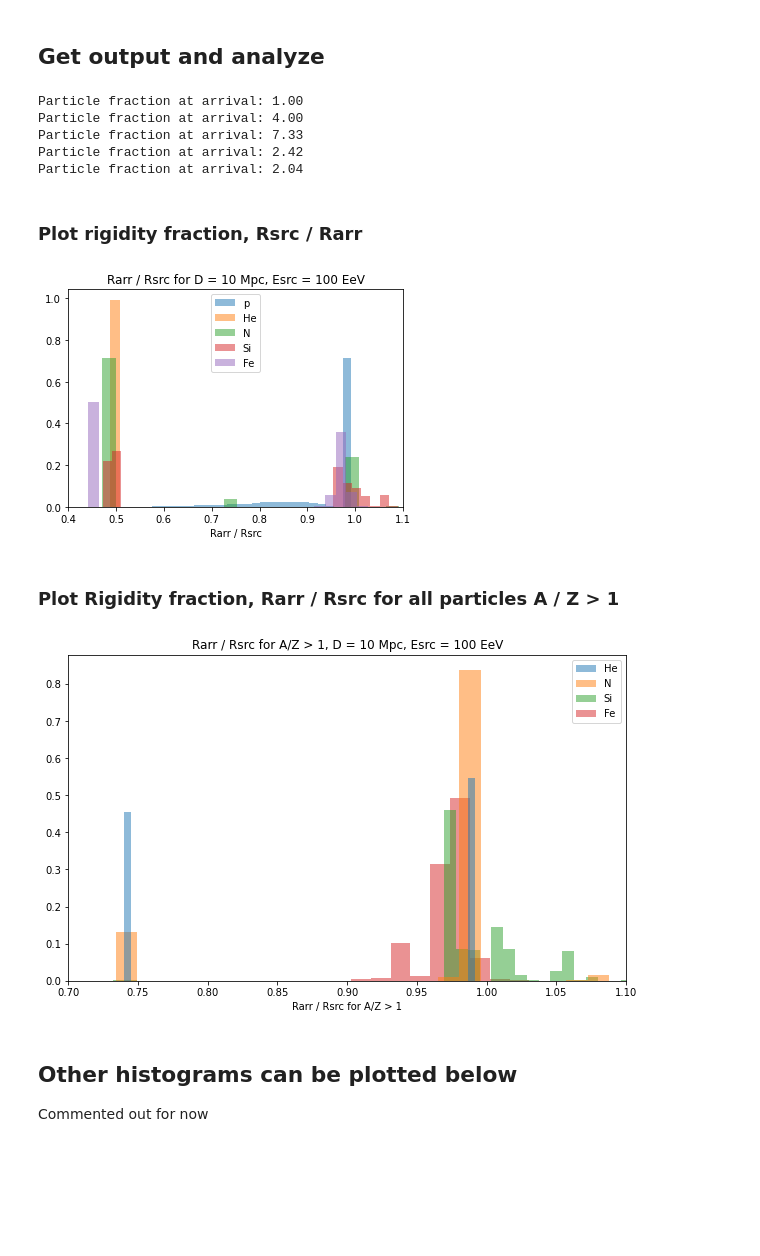
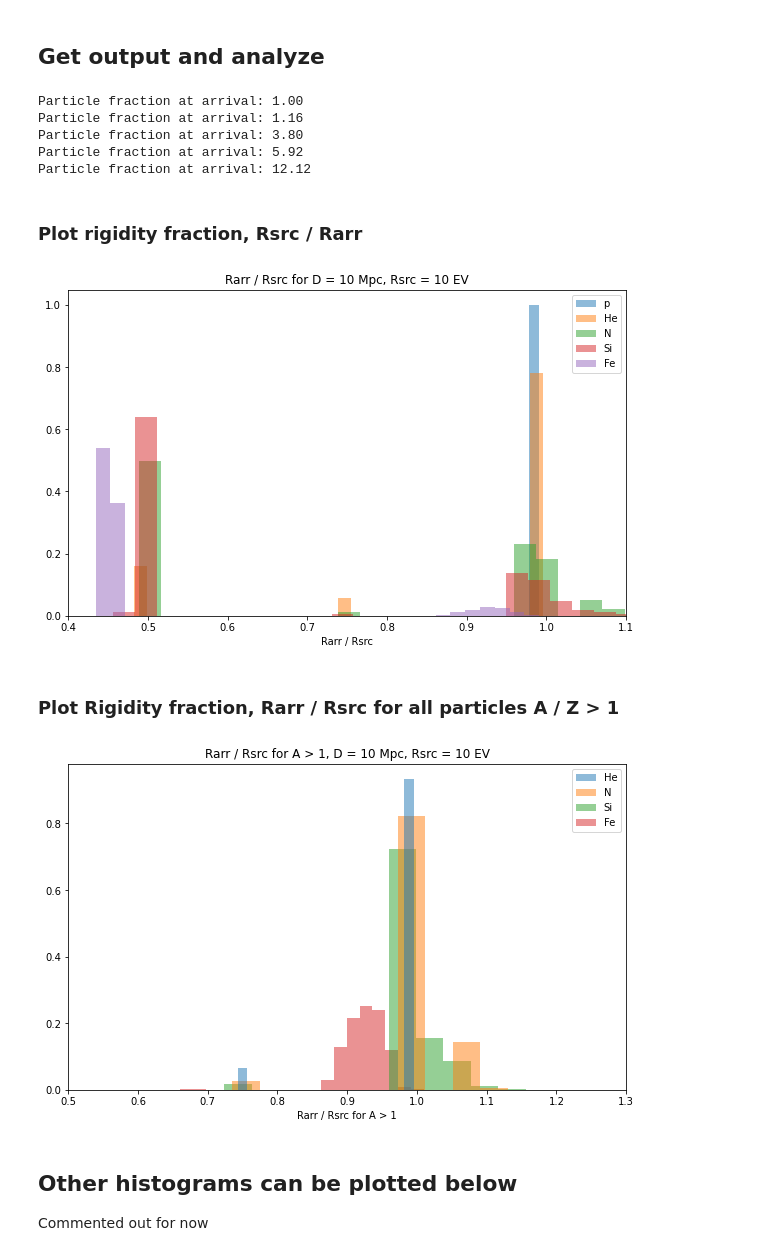
Before and after one commit to uhecr-project/uhecr_model, a Jupyter notebook: uhecr_model/paper_1/energy_loss/rigidity_loss.ipynb, the cells around one changed output. Cells and saved outputs as stored; diff of their text form; code cells hidden in the pictures; blank space fills up the shorter version.

Commit message:
Initial implementation of source composition

```diff
--- a/uhecr_model/paper_1/energy_loss/rigidity_loss.ipynb
+++ b/uhecr_model/paper_1/energy_loss/rigidity_loss.ipynb
@@ -18,7 +18,7 @@ Do so so that we can observe the Rigidity effect with different nuclei.
 # %%
 # initial settings
 D_src = 10   # Mpc
-E_src = 100   # EeV
+R_src = 10  # 10 EV
 
 # particles to simulate
 known_ptypes = {
@@ -60,7 +60,8 @@ for i, (pt, ptup) in enumerate(list(known_ptypes.items())):
     source.add( SourcePosition(D_src * Mpc) )
     source.add( SourceRedshift1D() )
     source_ptype = nucleusId(*ptup)
-
+    # evaluate source energy from R * Z
+    E_src = R_src * ptup[1]
     source.add( SourceEnergy(E_src * EeV) )
     source.add( SourceParticleType(source_ptype) )
 
@@ -112,19 +111,6 @@ for i, pt in enumerate(list(known_ptypes.keys())):
     E = 10**log10E
     E0 = 10**log10E0
 
-    # fix bug in which Z == 0 for protons
-    # check here:
-    # np.all(A[np.argwhere(Z == 0)] == 1)
-
-    # so set Z == 1 for all those with Z == 0
-    Z_zeroidces = np.argwhere(Z == 0)
-    Z[Z_zeroidces] = 1
-
-    # print(np.any(Z == 0))
-
-    R = E / Z   # rigidity at arrival in EV
-    R0 = E0 / Z0   # rigidity at source in EV
-
     # How many final particles per source particles
     Nout = len(Z)
     print(f"Particle fraction at arrival: {Nout / N:.2f}")
@@ -136,54 +122,54 @@ for i, pt in enumerate(list(known_ptypes.keys())):
     A0_ptypes.append(A0)
     E_ptypes.append(E)
     E0_ptypes.append(E0)
-    R_ptypes.append(R)
-    R0_ptypes.append(R0)
 # %% [output]
 Particle fraction at arrival: 1.00
-Particle fraction at arrival: 4.00
-Particle fraction at arrival: 7.33
-Particle fraction at arrival: 2.42
-Particle fraction at arrival: 2.04
+Particle fraction at arrival: 1.16
+Particle fraction at arrival: 3.80
+Particle fraction at arrival: 5.92
+Particle fraction at arrival: 12.12
 # %% [markdown]
 ### Plot rigidity fraction, Rsrc / Rarr
 # %%
 # plot rigidity fraction, normalized by number of particles
 
 xlims = [
     [0.5, 1.0], [0.4, 0.6], [0.45, 1.2], [0.4, 1.2], [0.4, 1.1]
 ]
 
 # plot histogram
 fig, ax = plt.subplots(figsize=(10,6))
 
 # rigidity fraction
 for i, pt in enumerate(list(known_ptypes.keys())):
+    # first evaluate rigidities
+    # we want rigidity of all charged particles (rigidity of neutron == 0)
+    Z_nonzero_idces = np.argwhere(Z_ptypes[i] != 0)
+    R = E_ptypes[i][Z_nonzero_idces] / Z_ptypes[i][Z_nonzero_idces]
+
+    # do similarly for R0 to match indices
+    R0 = E0_ptypes[i][Z_nonzero_idces] / Z0_ptypes[i][Z_nonzero_idces]
+
     # rigidity fraction
-    Rfrac = R_ptypes[i] / R0_ptypes[i]
-
-    # cutoff Rfrac such that we only plot those with A / Z > 1
-    A_per_Z = A_ptypes[i] / Z_ptypes[i]
-    # print(Rfrac.shape)
-    # if pt != "p":
-    #     Rfrac = Rfrac[A_per_Z > 1]
+    Rfrac = R / R0
 
     # total number of particles different for each particle type
-    N_sim = len(Rfrac)
+    N_arr = len(Rfrac)
 
     # divide by total number of particles
-    weights = (1. / N_sim) * np.ones(N_sim)
+    weights = (1. / N_arr) * np.ones(N_arr)
 
     # set bins by minimum and maximal rigidity fraction
     bins = np.linspace(np.min(Rfrac), np.max(Rfrac))
 
     ax.hist(Rfrac, bins=50, alpha=0.5, weights = weights, label=f"{pt}");
     ax.set_xlabel("Rarr / Rsrc")
-    ax.set_title(f"Rarr / Rsrc for D = {D_src} Mpc, Esrc = {E_src} EeV")
+    ax.set_title(f"Rarr / Rsrc for D = {D_src} Mpc, Rsrc = {R_src} EV")
 
     ax.set_xlim(xlims[i])
     ax.legend()
 # %% [output]
-[figure, old version]
+[figure, new version]
 # %% [markdown]
 ### Plot Rigidity fraction, Rarr / Rsrc for all particles A / Z > 1
 # %%
@@ -196,30 +182,37 @@ fig, ax = plt.subplots(figsize=(10,6))
 for i, pt in enumerate(list(known_ptypes.keys())):
     if pt == "p":
         continue
+    # first evaluate rigidities
+    # we want rigidity of all charged particles (rigidity of neutron == 0)
+    Z_nonzero_idces = np.argwhere(Z_ptypes[i] != 0)
+    R = E_ptypes[i][Z_nonzero_idces] / Z_ptypes[i][Z_nonzero_idces]
+
+    # do similarly for R0 to match indices
+    R0 = E0_ptypes[i][Z_nonzero_idces] / Z0_ptypes[i][Z_nonzero_idces]
+
     # rigidity fraction
-    Rfrac = R_ptypes[i] / R0_ptypes[i]
+    Rfrac = R / R0
 
     # cutoff Rfrac such that we only plot those with A / Z > 1
-    A_per_Z = A_ptypes[i] / Z_ptypes[i]
-    Rfrac = Rfrac[A_per_Z > 1]
+    Rfrac = Rfrac[A_ptypes[i][Z_nonzero_idces] > 1]
 
     # total number of particles different for each particle type
-    N_sim = len(Rfrac)
+    N_arr = len(Rfrac)
 
     # divide by total number of particles
-    weights = (1. / N_sim) * np.ones(N_sim)
+    weights = (1. / N_arr) * np.ones(N_arr)
 
     # set bins by minimum and maximal rigidity fraction
-    bins = np.linspace(np.min(Rfrac), np.max(Rfrac))
+    bins = np.linspace(np.min(Rfrac), np.max(Rfrac), 20)
 
     ax.hist(Rfrac, bins=bins, alpha=0.5, weights = weights, label=f"{pt}", zorder=4-i);
-    ax.set_xlabel("Rarr / Rsrc for A/Z > 1")
-    ax.set_title(f"Rarr / Rsrc for A/Z > 1, D = {D_src} Mpc, Esrc = {E_src} EeV")
+    ax.set_xlabel("Rarr / Rsrc for A > 1")
+    ax.set_title(f"Rarr / Rsrc for A > 1, D = {D_src} Mpc, Rsrc = {R_src} EV")
 
-    ax.set_xlim([0.7, 1.1])
+    ax.set_xlim([0.5, 1.3])
     ax.legend()
 # %% [output]
-[figure, old version]
+[figure, new version]
 # %% [markdown]
 ## Other histograms can be plotted below
 
```
Also changed, not shown: parts of 2 cells of this notebook, 5 other files.
